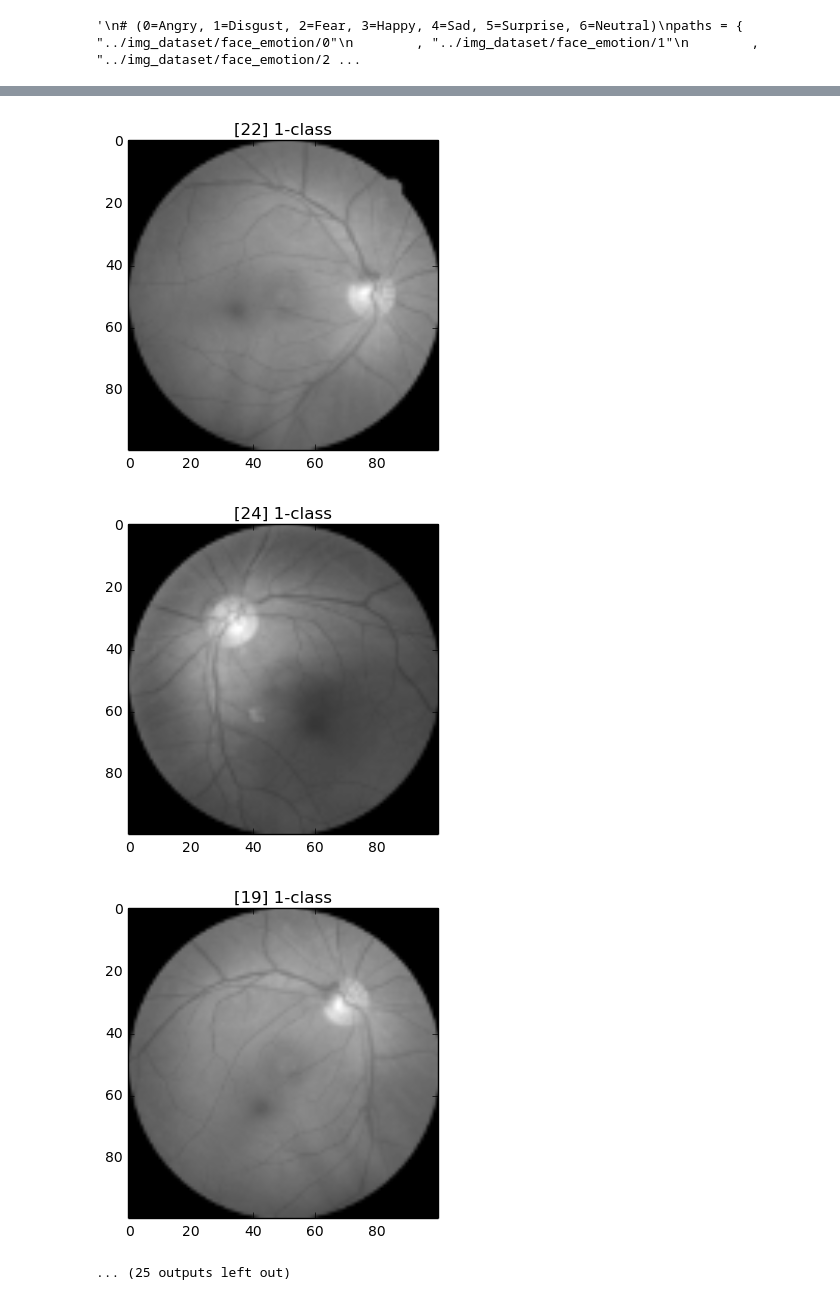
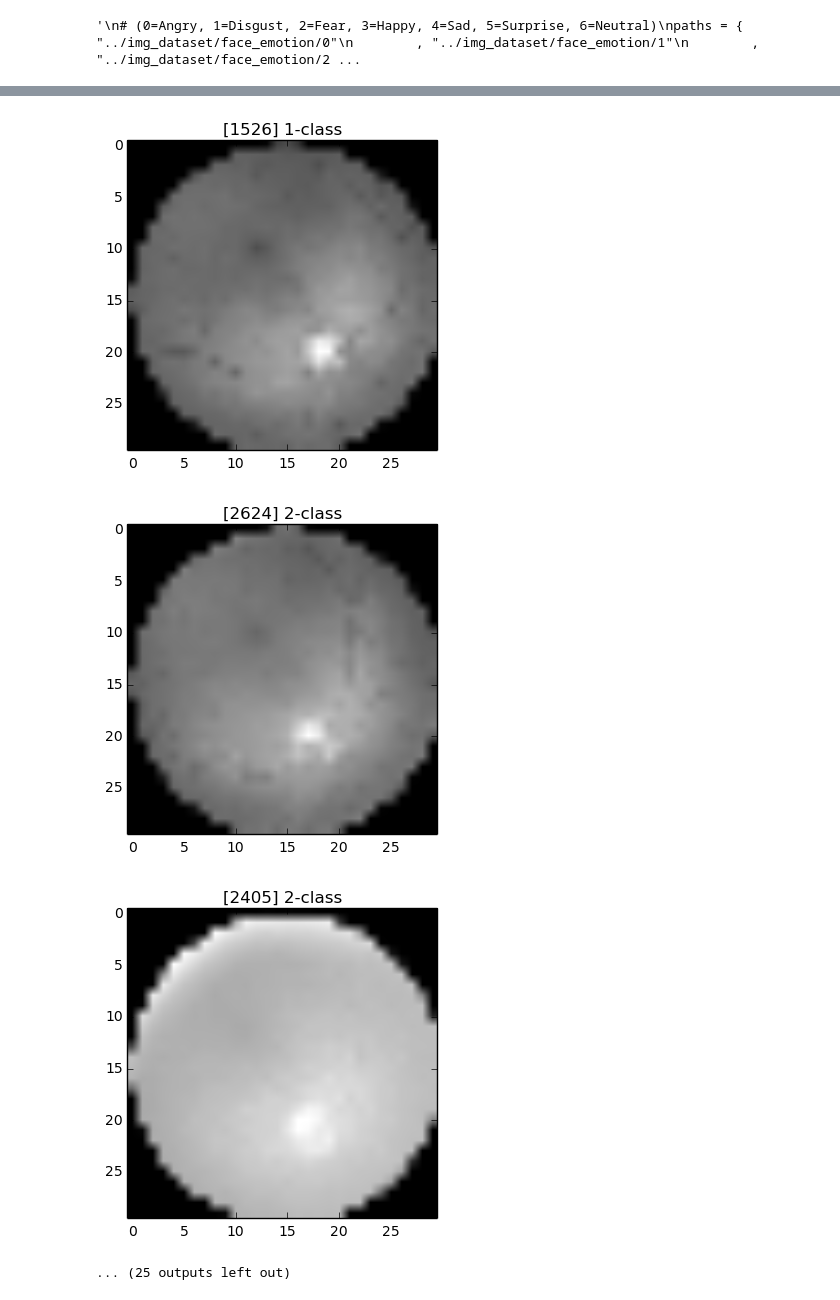
Before and after one commit to mp-wjcheon/ml_Tensorflow, a Jupyter notebook: notebooks/CustomDataGenerator.ipynb, the cells around one changed output, grey strips where cells are left out. Saved outputs shown, nothing was run; the diff lists cells and outputs as text; code cells hidden in the pictures.

```diff
--- a/notebooks/CustomDataGenerator.ipynb
+++ b/notebooks/CustomDataGenerator.ipynb
@@ -16,8 +16,10 @@ def rgb2gray(rgb):
 cwd = os.getcwd()
 # RELATIVE PATHS OF FOLDERS CONSTAINING IMAGES
 
-paths = { "./datas/retina/normal"
-        , "./datas/retina/abnormal"}
+paths = { "../../DATASET/EYE/NL_Augmentation_resize_1000"
+        , "../../DATASET/EYE/GS_Augmentation_resize_1000"
+        , "../../DATASET/EYE/Ret_Augmentation_resize_1000"
+        ,"../../DATASET/EYE/Cat_Augmentation_resize"}
 '''
 # (0=Angry, 1=Disgust, 2=Fear, 3=Happy, 4=Sad, 5=Surprise, 6=Neutral)
 paths = { "../img_dataset/face_emotion/0"
@@ -32,7 +34,7 @@ paths = { "../img_dataset/face_emotion/0"
 # %% [output]
 '\n# (0=Angry, 1=Disgust, 2=Fear, 3=Happy, 4=Sad, 5=Surprise, 6=Neutral)\npaths = { "../img_dataset/face_emotion/0"\n        , "../img_dataset/face_emotion/1"\n        , "../img_dataset/face_emotion/2 ...
 # %%
-imgsize    = [100, 100, 1];
+imgsize    = [30, 30, 1];
 nclass     = len(paths)
 valid_exts = [".jpg",".gif",".png",".tga", ".jpeg"]
 imgcnt     = 0
@@ -89,7 +91,7 @@ print("%d TRAIN AND %d TEST IMAGES" % (len(trainidx), len(testidx)))
 print("EACH IAMGE IS (%d, %d, ) = %d-DIMENSINOAL VECTOR"
       % (imgsize[0], imgsize[1], trainimg.shape[1]))
 
-savepath = cwd + "/data_retina.npz"
+savepath = cwd + "/data_retina_30.npz"
 np.savez(savepath, trainimg=trainimg, trainlabel=trainlabel
          , testimg=testimg, testlabel=testlabel, imgsize=imgsize)
 print ("DATA SAVED TO %s" % (savepath))
@@ -125,6 +131,6 @@ DATA SAVED TO /home/wjcheon/MachineLearning/ml_Tensorflow/notebooks/data_retina.
-[figure, old version]
+[figure, new version]
-[figure, old version]
+[figure, new version]
-[figure, old version]
+[figure, new version]
 ... (25 outputs left out)
 # %%
 def print_np(x):
```
Also changed, not shown: parts of 7 cells of this notebook, 21 other files.
